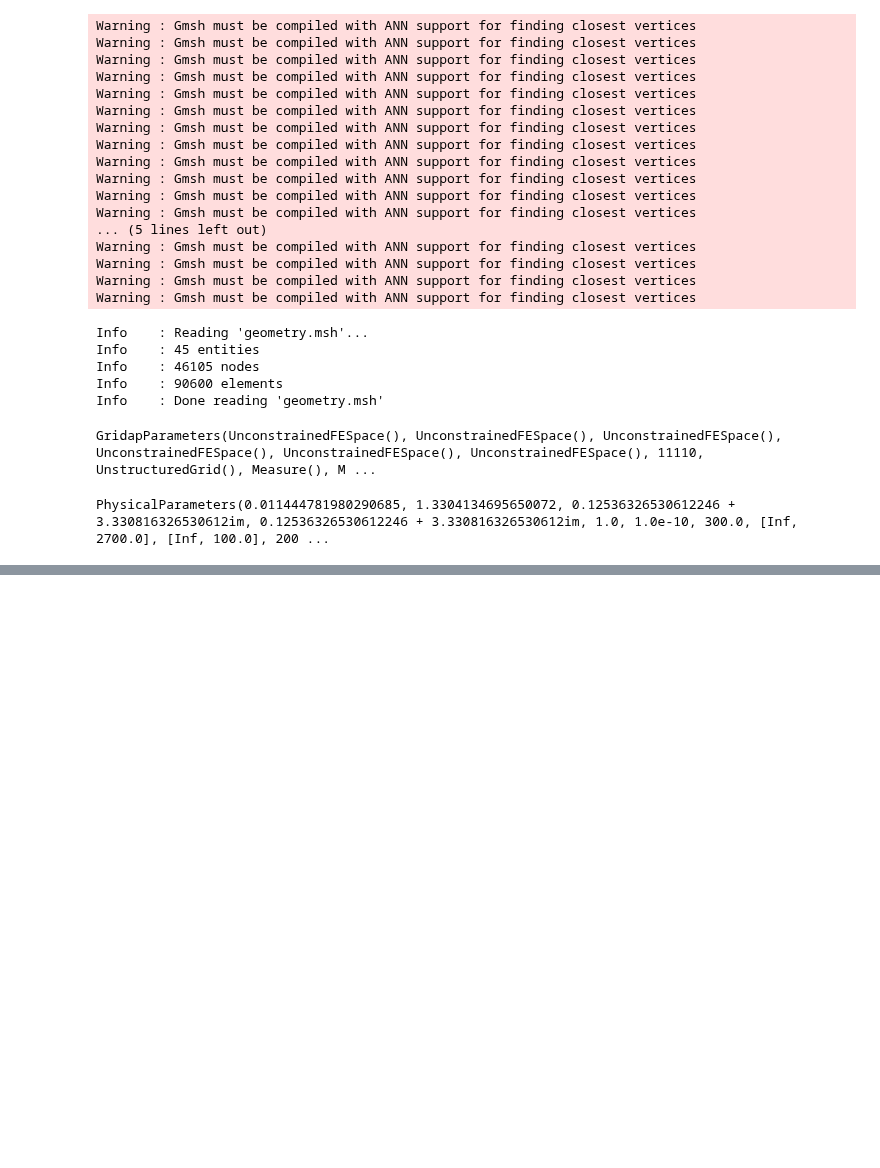
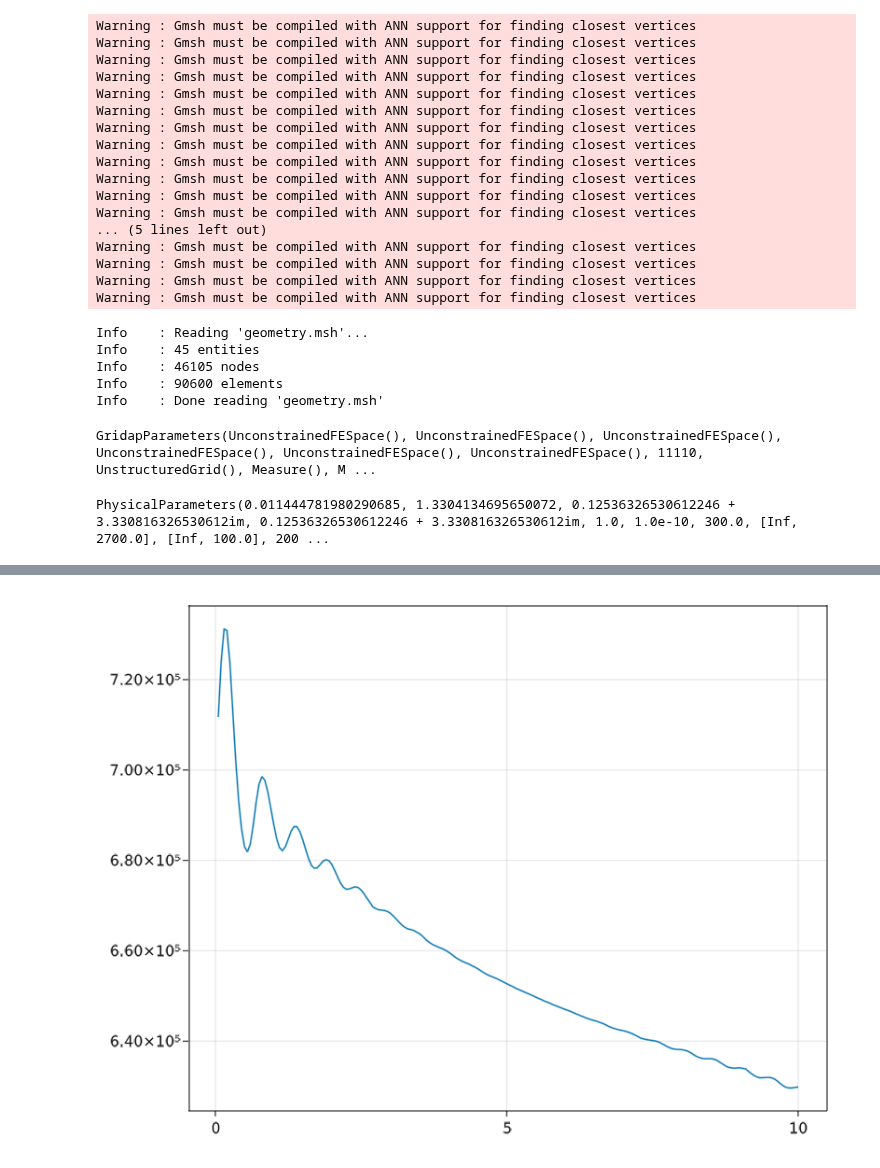
Before and after one commit to WenjieYao/RamanInFluid, a Jupyter notebook: Main.ipynb, the cells around one changed output, grey strips where cells are left out. Drawn from its saved outputs; the diff is of its cells as text; code cells hidden in the pictures; blank space fills up the shorter version.

```diff
--- a/Main.ipynb
+++ b/Main.ipynb
@@ -527,8 +566,11 @@ end
 # %%
 gh0 = readdlm("FlatSurface.txt")
 ghp = readdlm("Bowtie.txt")
 h0_list = gh0[:,1]
 g0_list = gh0[:,2]
-GLMakie.lines(h_list, (g_list-g0_list)
+gp_list = ghp[:,2]
+GLMakie.lines(h0_list, gp_list-g0_list)
+# %% [output]
+[figure, added]
 # %%
 (g_list[end]-g0_list[end])./g0_list[end]
```
Also changed, not shown: parts of 6 cells of this notebook, 6 other files.
